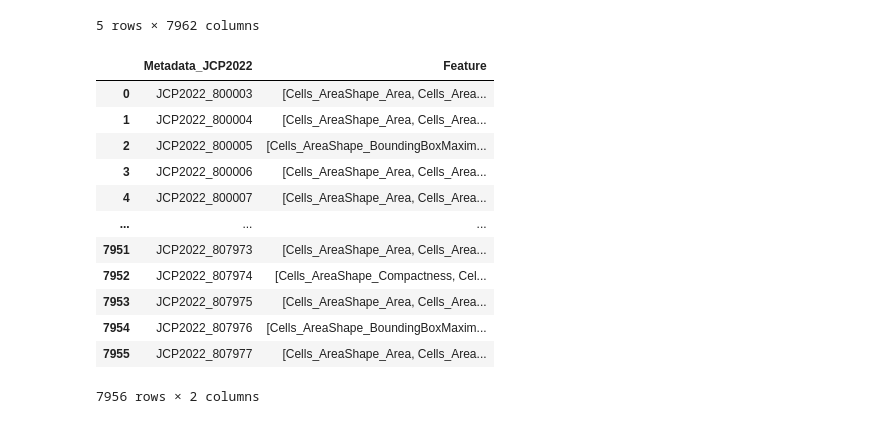
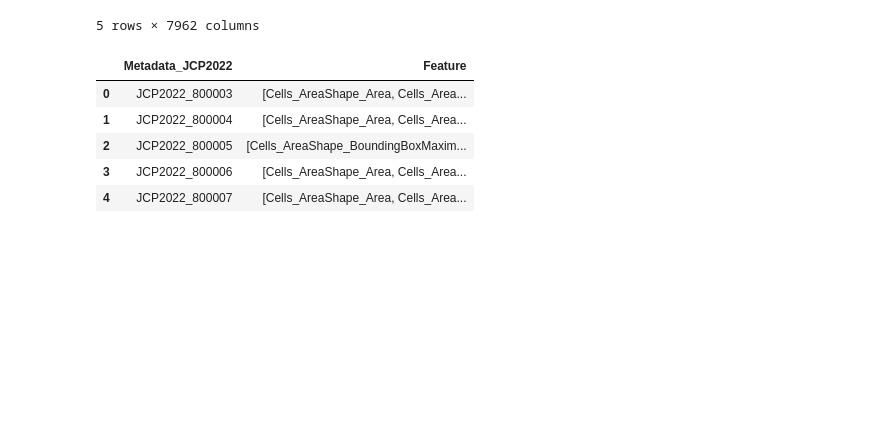
Before and after one commit to jump-cellpainting/2024_Chandrasekaran_Morphmap, a Jupyter notebook: 10.feature-wise-analyses/03.feature-enrichment-crispr.ipynb, the cells around one changed output. Drawn from its saved outputs; the diff is of its cells as text; code cells hidden in the pictures; blank space fills up the shorter version.

```diff
--- a/10.feature-wise-analyses/03.feature-enrichment-crispr.ipynb
+++ b/10.feature-wise-analyses/03.feature-enrichment-crispr.ipynb
@@ -15,28 +16,21 @@ crispr_df.head()
 # %%
 crispr_df = (
     crispr_df.stack()
     .reset_index()
     .rename(columns={"level_1": "Metadata_JCP2022", 0: "pval"})
     .query("pval < 0.05")
 )
 
 crispr_df = crispr_df.groupby("Metadata_JCP2022").Feature.apply(list).reset_index()
 
-crispr_df
+crispr_df.head()
 # %% [output]
 |  | Metadata_JCP2022 | Feature |
 | 0 | JCP2022_800003 | [Cells_AreaShape_Area, Cells_Area... |
 | 1 | JCP2022_800004 | [Cells_AreaShape_Area, Cells_Area... |
 | 2 | JCP2022_800005 | [Cells_AreaShape_BoundingBoxMaxim... |
 | 3 | JCP2022_800006 | [Cells_AreaShape_Area, Cells_Area... |
 | 4 | JCP2022_800007 | [Cells_AreaShape_Area, Cells_Area... |
-| ... | ... | ... |
-| 7951 | JCP2022_807973 | [Cells_AreaShape_Area, Cells_Area... |
-| 7952 | JCP2022_807974 | [Cells_AreaShape_Compactness, Cel... |
-| 7953 | JCP2022_807975 | [Cells_AreaShape_Area, Cells_Area... |
-| 7954 | JCP2022_807976 | [Cells_AreaShape_BoundingBoxMaxim... |
-| 7955 | JCP2022_807977 | [Cells_AreaShape_Area, Cells_Area... |
-7956 rows × 2 columns
 # %%
 crispr_metadata_df = pd.read_csv(
     "../00.download-and-process-annotations/output/crispr_metadata.tsv.gz", sep="\t"
```
Also changed, not shown: parts of 7 cells of this notebook, 1 other file.
